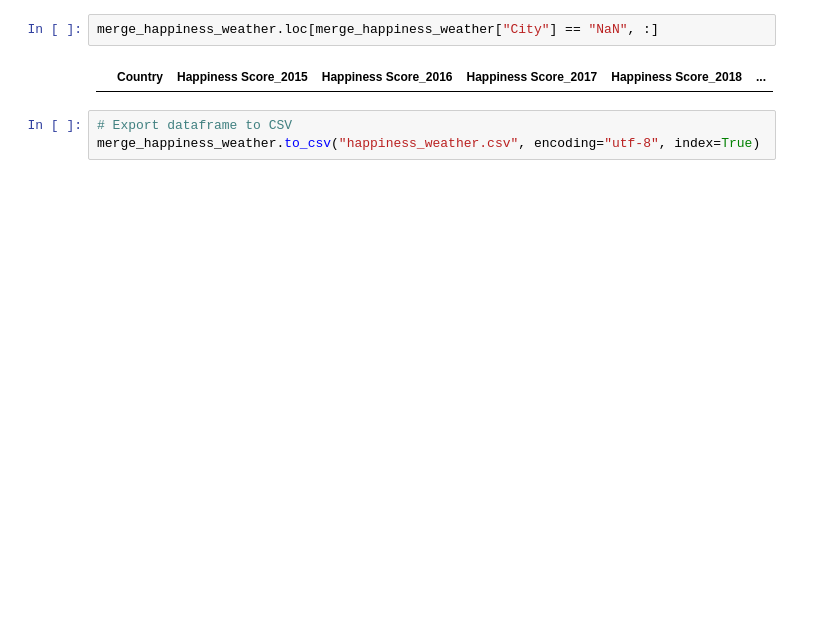
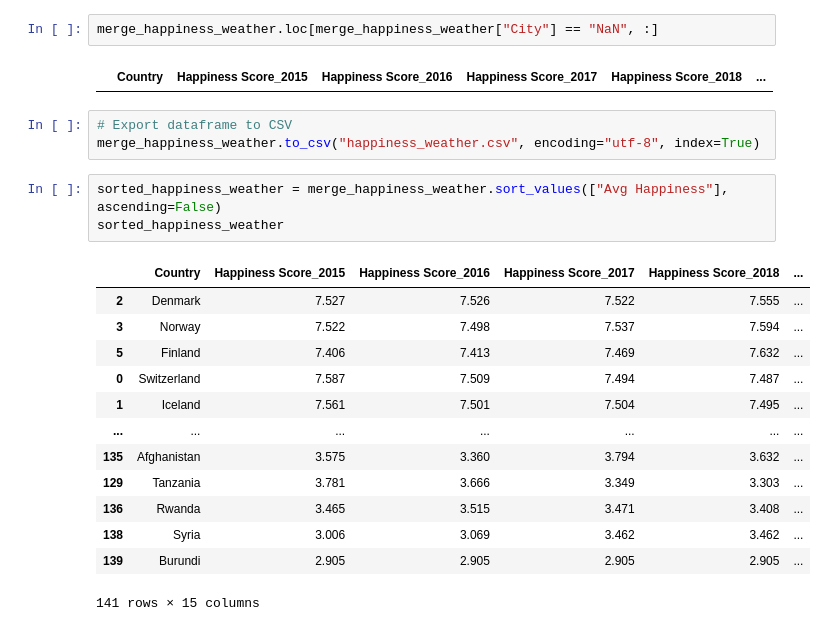
Before and after one commit to reginesgit/Factors-Contributing-to-a-Countrys-Happiness, a Jupyter notebook: Weather/Weather.ipynb, the cells around one changed output. Cells and saved outputs as stored; diff of their text form; blank space fills up the shorter version.

```diff
--- a/Weather/Weather.ipynb
+++ b/Weather/Weather.ipynb
@@ -239,3 +249,20 @@ merge_happiness_weather.loc[merge_happiness_weather["City"] == "NaN", :]
 # %%
 # Export dataframe to CSV
 merge_happiness_weather.to_csv("happiness_weather.csv", encoding="utf-8", index=True)
+# %%
+sorted_happiness_weather = merge_happiness_weather.sort_values(["Avg Happiness"], ascending=False)
+sorted_happiness_weather
+# %% [output]
+|  | Country | Happiness Score_2015 | Happiness Score_2016 | Happiness Score_2017 | Happiness Score_2018 | ... |
+| 2 | Denmark | 7.527 | 7.526 | 7.522 | 7.555 | ... |
+| 3 | Norway | 7.522 | 7.498 | 7.537 | 7.594 | ... |
+| 5 | Finland | 7.406 | 7.413 | 7.469 | 7.632 | ... |
+| 0 | Switzerland | 7.587 | 7.509 | 7.494 | 7.487 | ... |
+| 1 | Iceland | 7.561 | 7.501 | 7.504 | 7.495 | ... |
+| ... | ... | ... | ... | ... | ... | ... |
+| 135 | Afghanistan | 3.575 | 3.360 | 3.794 | 3.632 | ... |
+| 129 | Tanzania | 3.781 | 3.666 | 3.349 | 3.303 | ... |
+| 136 | Rwanda | 3.465 | 3.515 | 3.471 | 3.408 | ... |
+| 138 | Syria | 3.006 | 3.069 | 3.462 | 3.462 | ... |
+| 139 | Burundi | 2.905 | 2.905 | 2.905 | 2.905 | ... |
+141 rows × 15 columns
```
Also changed, not shown: parts of 15 cells of this notebook, 9 other files.
